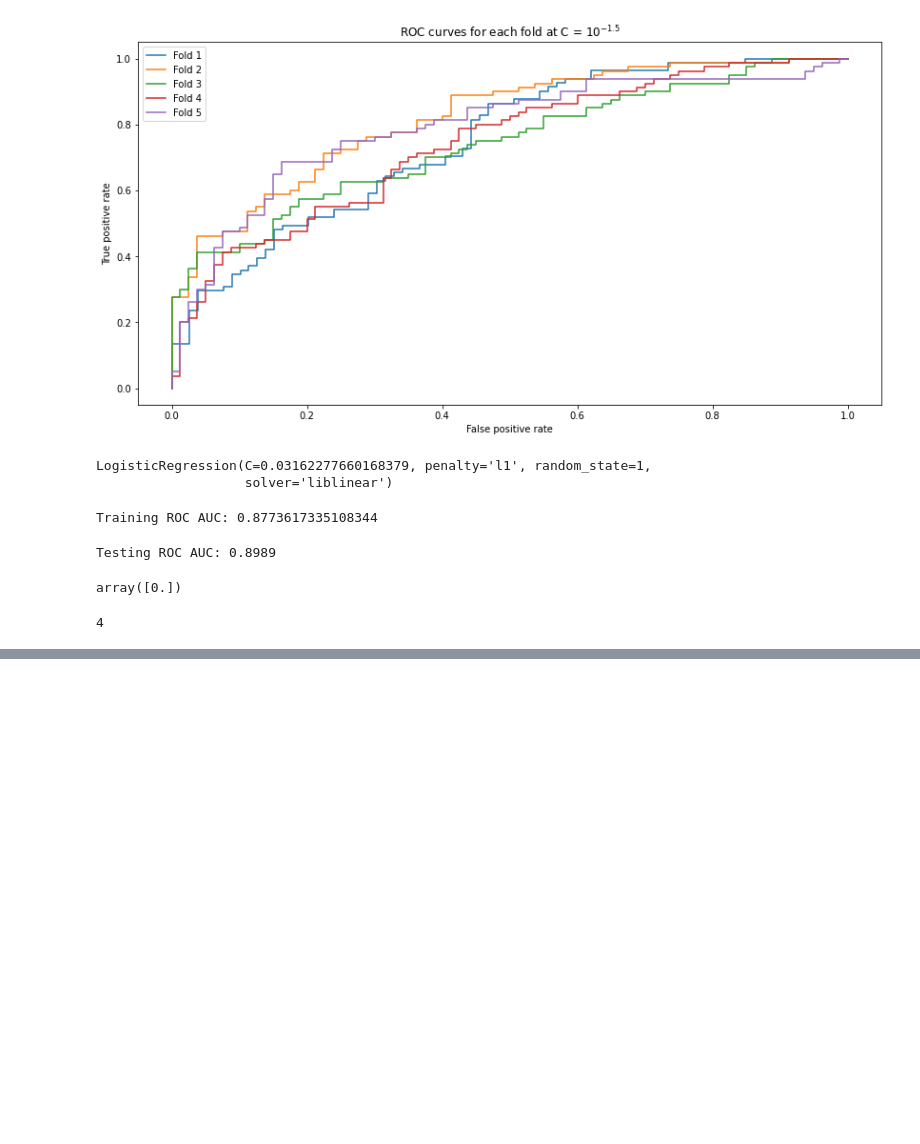
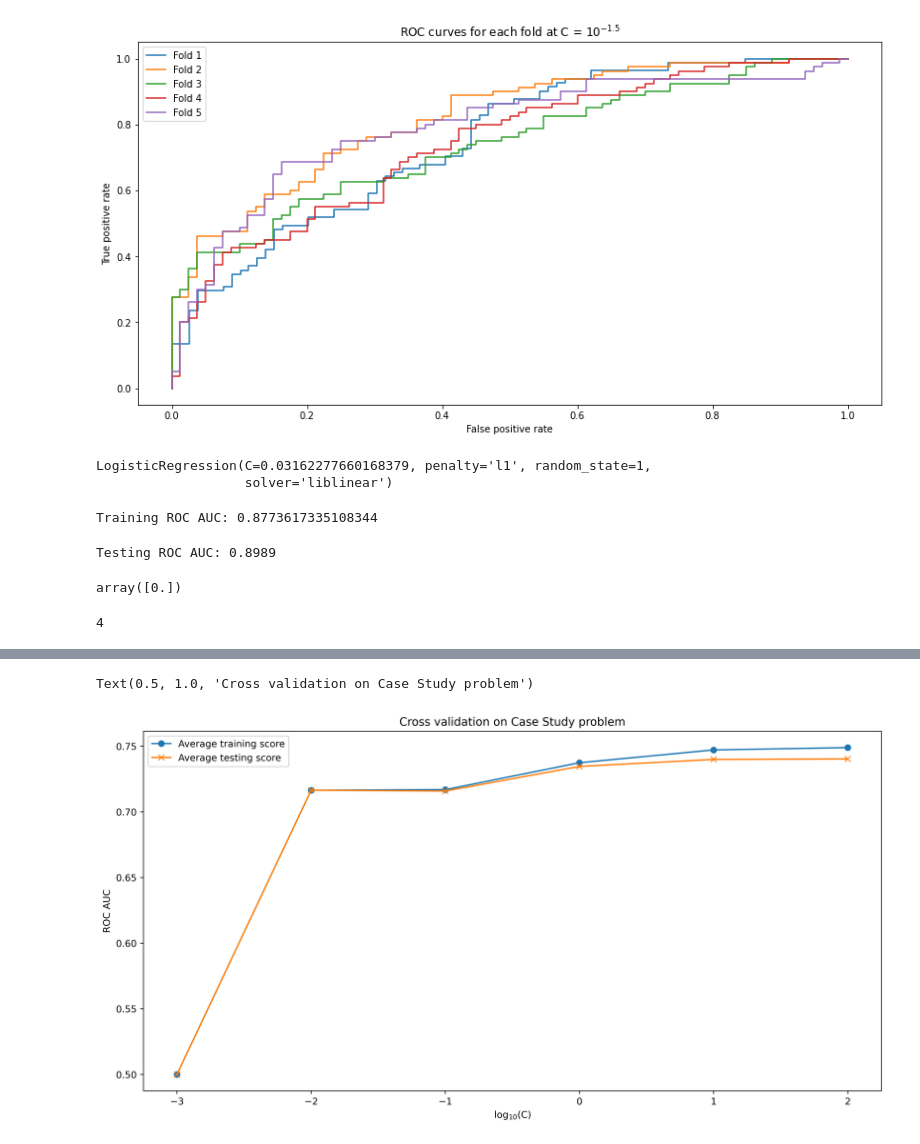
Before and after one commit to cbvreis/Book_Data-Science-Projects-with-Python-P, a Jupyter notebook: notebooks/chapter4.ipynb, the cells around one changed output, grey strips where cells are left out. Drawn from its saved outputs; the diff is of its cells as text; code cells hidden in the pictures; blank space fills up the shorter version.

```diff
--- a/notebooks/chapter4.ipynb
+++ b/notebooks/chapter4.ipynb
@@ -317,0 +477,3 @@ sum((lr_syn.coef_ != 0)[0])
+# %%
+cv_train_roc_auc, cv_test_roc_auc, cv_test_roc = \
+cross_val_C_search_pipe(k_folds, C_vals, scale_lr_pipeline, X_train, y_train)
@@ -317,0 +487,12 @@ sum((lr_syn.coef_ != 0)[0])
+# %%
+plt.plot(C_vals_exponents, np.mean(cv_train_roc_auc, axis=0), '-o',
+        label='Average training score')
+plt.plot(C_vals_exponents, np.mean(cv_test_roc_auc, axis=0), '-x',
+        label='Average testing score')
+plt.ylabel('ROC AUC')
+plt.xlabel('log$_{10}$(C)')
+plt.legend()
+plt.title('Cross validation on Case Study problem')
+# %% [output]
+Text(0.5, 1.0, 'Cross validation on Case Study problem')
+[figure, added]
```
Also changed, not shown: parts of 18 cells of this notebook.
